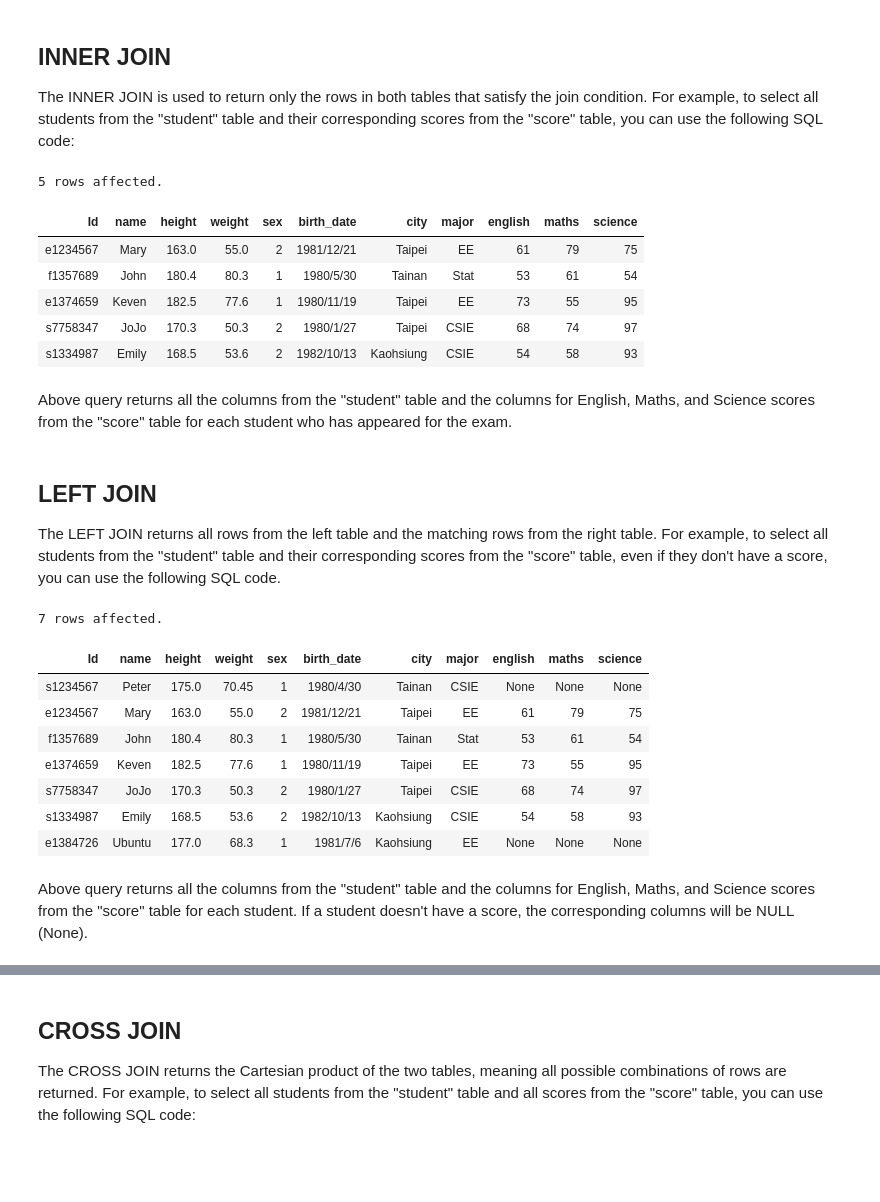
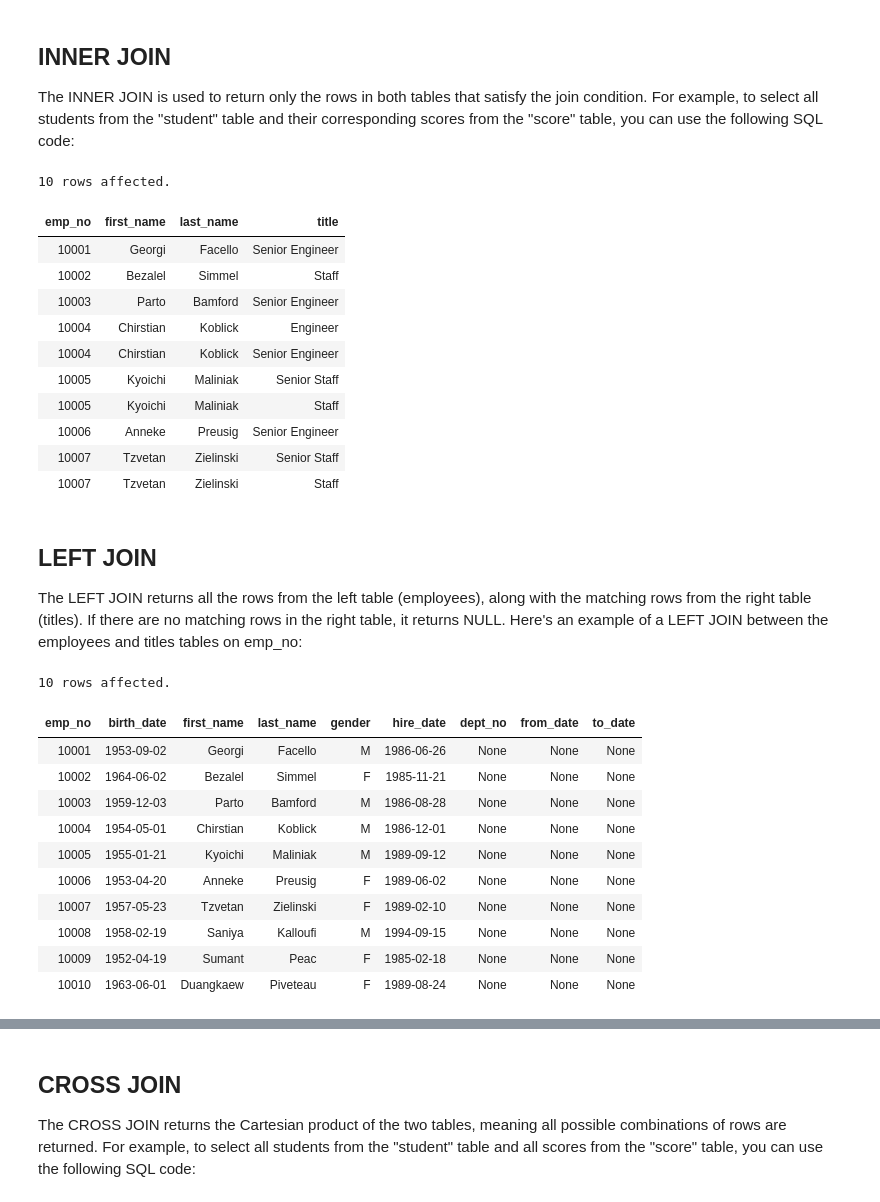
Before and after one commit to anandmukul1701/Analytics_Problems, a Jupyter notebook: SQL Bootcamp 190323/SQL.ipynb, the cells around one changed output, grey strips where cells are left out. Saved outputs shown, nothing was run; the diff lists cells and outputs as text; code cells hidden in the pictures; blank space fills up the shorter version.

```diff
--- a/SQL Bootcamp 190323/SQL.ipynb
+++ b/SQL Bootcamp 190323/SQL.ipynb
@@ -477,38 +439,45 @@ select * from score
 The INNER JOIN is used to return only the rows in both tables that satisfy the join condition. For example, to select all students from the "student" table and their corresponding scores from the "score" table, you can use the following SQL code:
 # %%
 %%sql
-SELECT student.*, score.english, score.maths, score.science
-FROM student
-INNER JOIN score
-ON student.id = score.id;
+SELECT employees.emp_no, employees.first_name, employees.last_name, titles.title
+FROM employees
+INNER JOIN titles
+ON employees.emp_no = titles.emp_no
+limit 10;
 # %% [output]
-5 rows affected.
+10 rows affected.
-| Id | name | height | weight | sex | birth_date | city | major | english | maths | science |
-| e1234567 | Mary | 163.0 | 55.0 | 2 | 1981/12/21 | Taipei | EE | 61 | 79 | 75 |
-| f1357689 | John | 180.4 | 80.3 | 1 | 1980/5/30 | Tainan | Stat | 53 | 61 | 54 |
-| e1374659 | Keven | 182.5 | 77.6 | 1 | 1980/11/19 | Taipei | EE | 73 | 55 | 95 |
-| s7758347 | JoJo | 170.3 | 50.3 | 2 | 1980/1/27 | Taipei | CSIE | 68 | 74 | 97 |
-| s1334987 | Emily | 168.5 | 53.6 | 2 | 1982/10/13 | Kaohsiung | CSIE | 54 | 58 | 93 |
+| emp_no | first_name | last_name | title |
+| 10001 | Georgi | Facello | Senior Engineer |
+| 10002 | Bezalel | Simmel | Staff |
+| 10003 | Parto | Bamford | Senior Engineer |
+| 10004 | Chirstian | Koblick | Engineer |
+| 10004 | Chirstian | Koblick | Senior Engineer |
+| 10005 | Kyoichi | Maliniak | Senior Staff |
+| 10005 | Kyoichi | Maliniak | Staff |
+| 10006 | Anneke | Preusig | Senior Engineer |
+| 10007 | Tzvetan | Zielinski | Senior Staff |
+| 10007 | Tzvetan | Zielinski | Staff |
-# %% [markdown]
-Above query returns all the columns from the "student" table and the columns for English, Maths, and Science scores from the "score" table for each student who has appeared for the exam.
 # %% [markdown]
 ## LEFT JOIN
-The LEFT JOIN returns all rows from the left table and the matching rows from the right table. For example, to select all students from the "student" table and their corresponding scores from the "score" table, even if they don't have a score, you can use the following SQL code.
+The LEFT JOIN returns all the rows from the left table (employees), along with the matching rows from the right table (titles). If there are no matching rows in the right table, it returns NULL. Here's an example of a LEFT JOIN between the employees and titles tables on emp_no:
 # %%
 %%sql
-SELECT student.*, score.english, score.maths, score.science
-FROM student
-LEFT JOIN score
-ON student.id = score.id;
+SELECT E.*, d.dept_no, d.from_date, d.to_date
+FROM employees.employees e
+LEFT JOIN employees.dept_manager d
+ON e.emp_no = d.emp_no
+# where dept_no is not null
+LIMIT 10;
 # %% [output]
-7 rows affected.
+10 rows affected.
-| Id | name | height | weight | sex | birth_date | city | major | english | maths | science |
-| s1234567 | Peter | 175.0 | 70.45 | 1 | 1980/4/30 | Tainan | CSIE | None | None | None |
-| e1234567 | Mary | 163.0 | 55.0 | 2 | 1981/12/21 | Taipei | EE | 61 | 79 | 75 |
-| f1357689 | John | 180.4 | 80.3 | 1 | 1980/5/30 | Tainan | Stat | 53 | 61 | 54 |
-| e1374659 | Keven | 182.5 | 77.6 | 1 | 1980/11/19 | Taipei | EE | 73 | 55 | 95 |
-| s7758347 | JoJo | 170.3 | 50.3 | 2 | 1980/1/27 | Taipei | CSIE | 68 | 74 | 97 |
-| s1334987 | Emily | 168.5 | 53.6 | 2 | 1982/10/13 | Kaohsiung | CSIE | 54 | 58 | 93 |
-| e1384726 | Ubuntu | 177.0 | 68.3 | 1 | 1981/7/6 | Kaohsiung | EE | None | None | None |
+| emp_no | birth_date | first_name | last_name | gender | hire_date | dept_no | from_date | to_date |
+| 10001 | 1953-09-02 | Georgi | Facello | M | 1986-06-26 | None | None | None |
+| 10002 | 1964-06-02 | Bezalel | Simmel | F | 1985-11-21 | None | None | None |
+| 10003 | 1959-12-03 | Parto | Bamford | M | 1986-08-28 | None | None | None |
+| 10004 | 1954-05-01 | Chirstian | Koblick | M | 1986-12-01 | None | None | None |
+| 10005 | 1955-01-21 | Kyoichi | Maliniak | M | 1989-09-12 | None | None | None |
+| 10006 | 1953-04-20 | Anneke | Preusig | F | 1989-06-02 | None | None | None |
+| 10007 | 1957-05-23 | Tzvetan | Zielinski | F | 1989-02-10 | None | None | None |
+| 10008 | 1958-02-19 | Saniya | Kalloufi | M | 1994-09-15 | None | None | None |
+| 10009 | 1952-04-19 | Sumant | Peac | F | 1985-02-18 | None | None | None |
+| 10010 | 1963-06-01 | Duangkaew | Piveteau | F | 1989-08-24 | None | None | None |
-# %% [markdown]
-Above query returns all the columns from the "student" table and the columns for English, Maths, and Science scores from the "score" table for each student. If a student doesn't have a score, the corresponding columns will be NULL (None).
```
Also changed, not shown: parts of 68 cells of this notebook, 2 other files.
